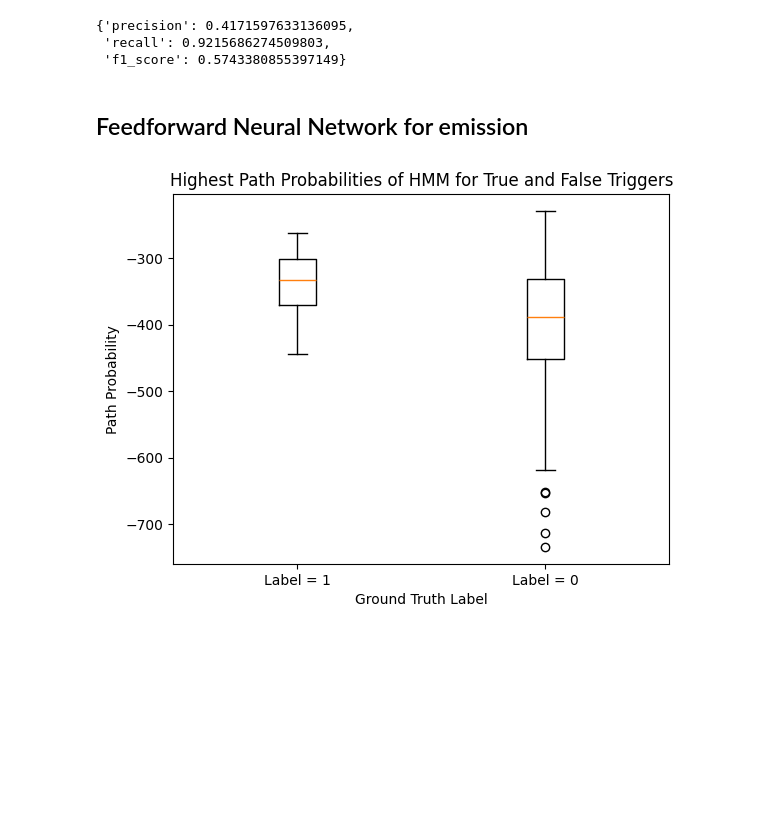
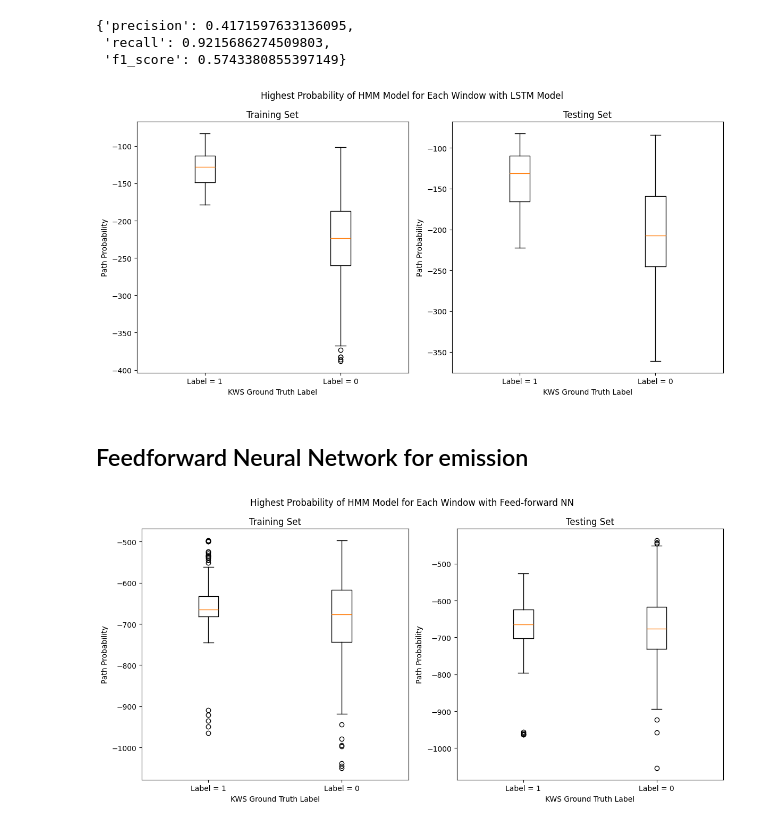
Before and after one commit to jiayan-li/keyword-spotting, a Jupyter notebook: HMM.ipynb, the cells around one changed output. Cells and saved outputs as stored; diff of their text form; code cells hidden in the pictures; blank space fills up the shorter version.

Commit message:
update: HMM for running keras and hmm

```diff
--- a/HMM.ipynb
+++ b/HMM.ipynb
@@ -100,5 +91,11 @@ label
 {'precision': 0.4171597633136095,
  'recall': 0.9215686274509803,
  'f1_score': 0.5743380855397149}
+# %%
+plot_highest_prob(df_train_keras,
+                  df_test_keras,
+                  annot = "LSTM Model",)
+# %% [output]
+[figure, added]
 # %% [markdown]
 ## Feedforward Neural Network for emission
@@ -105,6 +104,8 @@ label
 # %%
 df_test_ff = get_highest_prob_df(keras_model=False, dataset_type="test", true_label=False)
-# %%
-plot_highest_prob(df_test_ff)
-# %% [output]
-[figure, removed]
+# %%
+plot_highest_prob(df_train_ff,
+                  df_test_ff,
+                  annot = "Feed-forward NN",)
+# %% [output]
+[figure, added]
```
Also changed, not shown: parts of 6 cells of this notebook, 3 other files.
